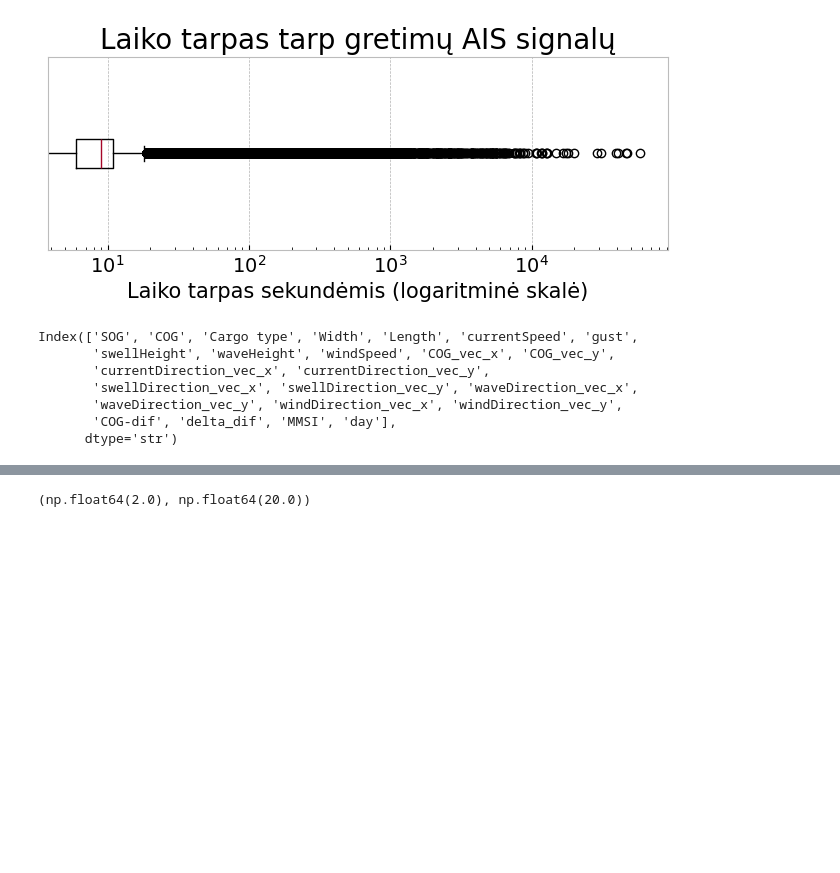
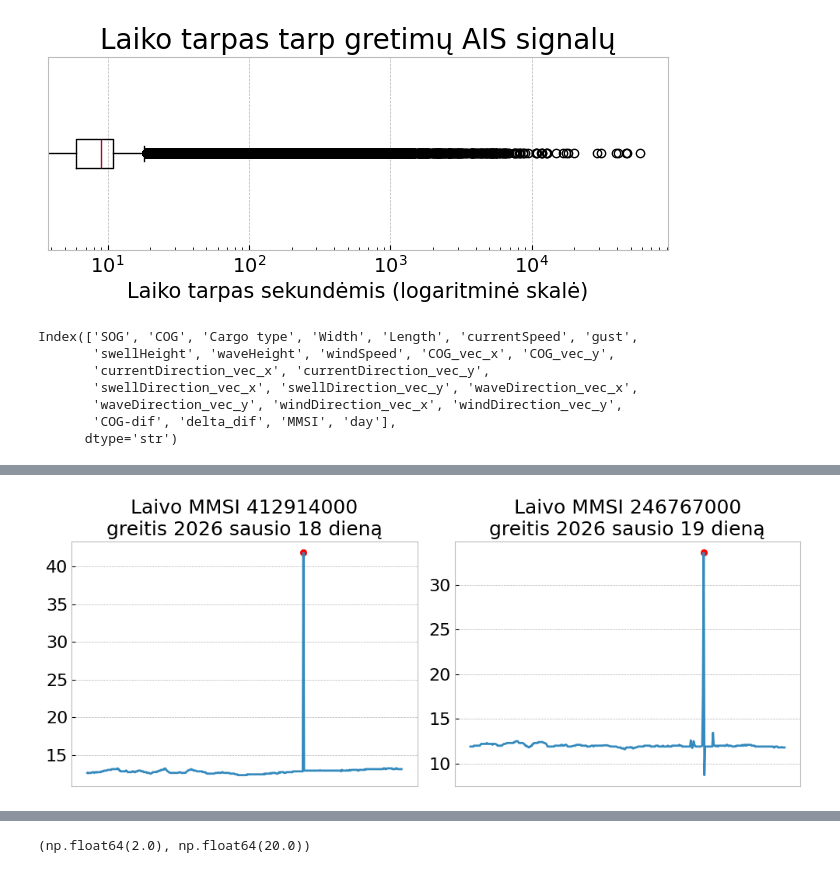
Before and after one commit to lukasjanusauskas/lukas-jan-kursinis-projektas, a Jupyter notebook: notebooks/duomenu-rinkinio-analize.ipynb, the cells around one changed output, grey strips where cells are left out. Drawn from its saved outputs; the diff is of its cells as text; code cells hidden in the pictures; blank space fills up the shorter version.

```diff
--- a/notebooks/duomenu-rinkinio-analize.ipynb
+++ b/notebooks/duomenu-rinkinio-analize.ipynb
@@ -70,0 +164,23 @@ Index(['SOG', 'COG', 'Cargo type', 'Width', 'Length', 'currentSpeed', 'gust',
+# %%
+fig, (ax1, ax2) = plt.subplots(ncols=2, figsize=(10, 4))
+
+df[ (df['MMSI'] == 412914000) & (df['day'] == '2026-01-18') ]['SOG'].plot(ax=ax1)
+df[ (df['MMSI'] == 246767000) & (df['day'] == '2026-01-19') ]['SOG'].plot(ax=ax2)
+
+ax1.set_title( 'Laivo MMSI 412914000\ngreitis 2026 sausio 18 dieną', fontsize=18)
+ax1.set_xticks(ticks=[], labels=[])
+ax1.tick_params(axis='y', labelsize=16)
+
+ax2.set_title( 'Laivo MMSI 246767000\ngreitis 2026 sausio 19 dieną', fontsize=18)
+ax2.set_xticks(ticks=[], labels=[])
+ax2.tick_params(axis='y', labelsize=16)
+
+
+ax1.scatter( df.index[df['SOG'] == 41.85], 41.85, color='red' )
+ax2.scatter( df.index[df['SOG'] == 33.6], 33.6, color='red' )
+
+plt.tight_layout()
+plt.savefig('greicio-anomalijos.png', dpi=750)
+plt.show()
+# %% [output]
+[figure, added]
```
Also changed, not shown: parts of 15 cells of this notebook, 13 other files.
